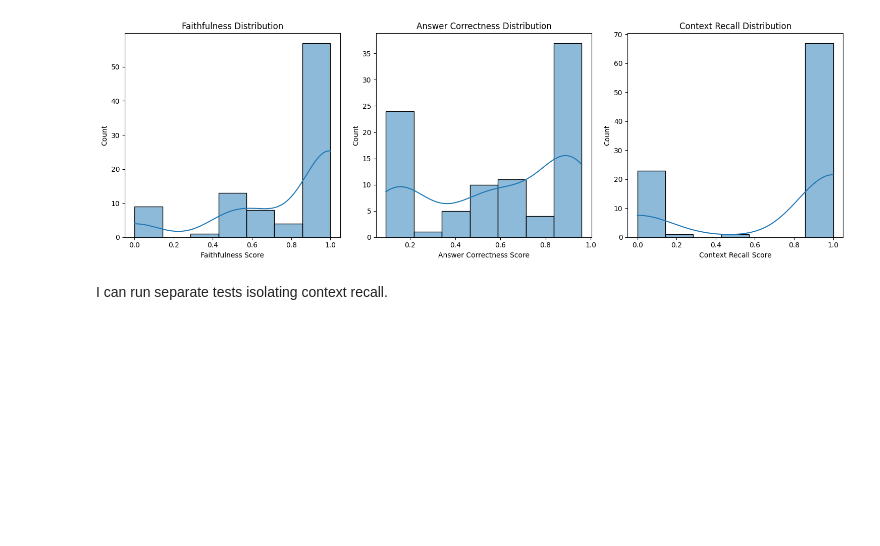
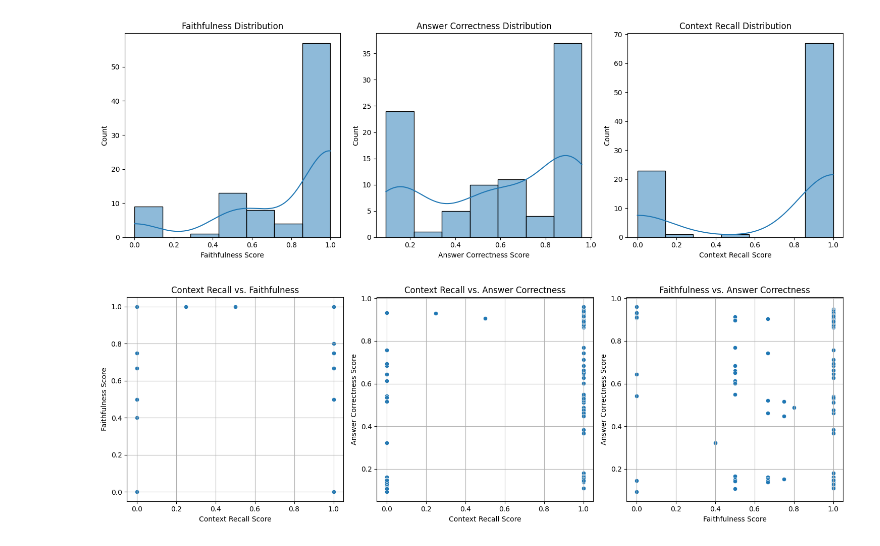
Before and after one commit to safakatakancelik/rag-system-00-and-eval, a Jupyter notebook: evaluation/EvaluationResultsAnalysis.ipynb, the cells around one changed output. Drawn from its saved outputs; the diff is of its cells as text; code cells hidden in the pictures; blank space fills up the shorter version.

```diff
--- a/evaluation/EvaluationResultsAnalysis.ipynb
+++ b/evaluation/EvaluationResultsAnalysis.ipynb
@@ -73,5 +84,29 @@ plt.tight_layout()
 plt.show()
 # %% [output]
 [figure]
-# %% [markdown]
-I can run separate tests isolating context recall.
+# %%
+# Plotting scatter plots for the relationships
+fig, axes = plt.subplots(1, 3, figsize=(15, 5))
+
+sns.scatterplot(data=scores_df, x='context_recall', y='faithfulness', ax=axes[0])
+axes[0].set_title('Context Recall vs. Faithfulness')
+axes[0].set_xlabel('Context Recall Score')
+axes[0].set_ylabel('Faithfulness Score')
+axes[0].grid(True)
+
+sns.scatterplot(data=scores_df, x='context_recall', y='answer_correctness', ax=axes[1])
+axes[1].set_title('Context Recall vs. Answer Correctness')
+axes[1].set_xlabel('Context Recall Score')
+axes[1].set_ylabel('Answer Correctness Score')
+axes[1].grid(True)
+
+sns.scatterplot(data=scores_df, x='faithfulness', y='answer_correctness', ax=axes[2])
+axes[2].set_title('Faithfulness vs. Answer Correctness')
+axes[2].set_xlabel('Faithfulness Score')
+axes[2].set_ylabel('Answer Correctness Score')
+axes[2].grid(True)
+
+plt.tight_layout()
+plt.show()
+# %% [output]
+[figure, added]
```
Also changed, not shown: parts of 13 cells of this notebook.
